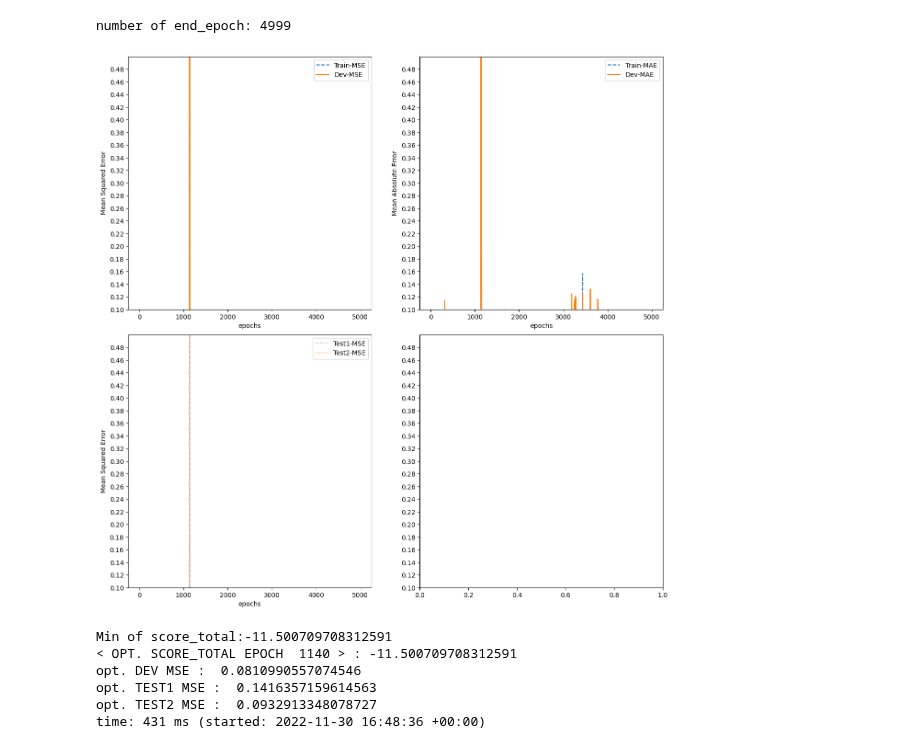
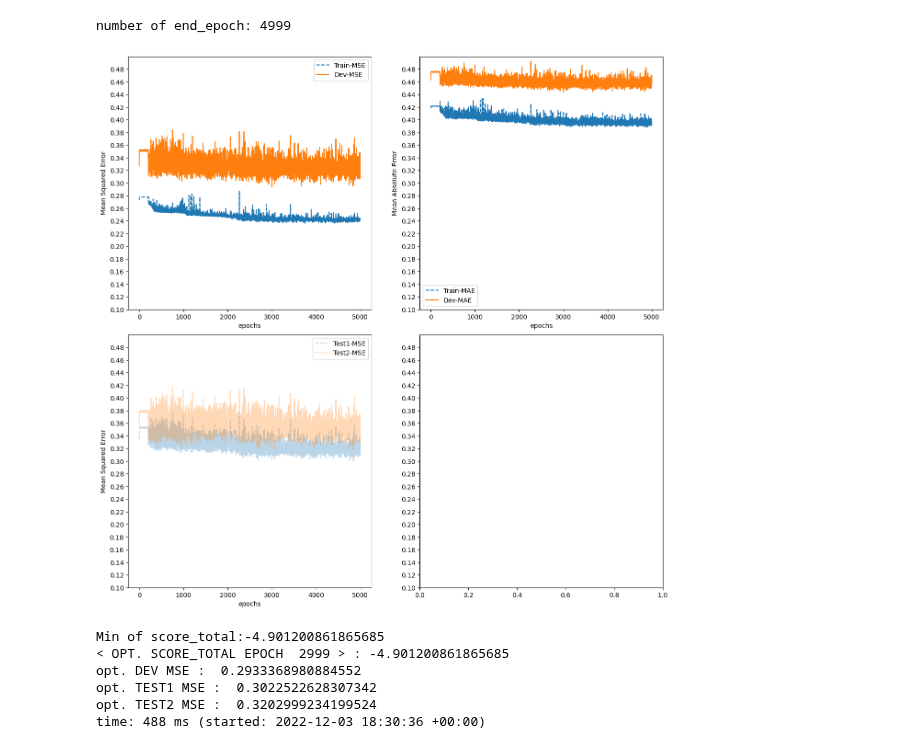
Before and after one commit to theabc50111/ARIMA-LSTM-hybrid-corrcoef-predict, a Jupyter notebook: ywt_library/lstm_weight_evaluation.ipynb, the cells around one changed output. Cells and saved outputs as stored; diff of their text form; code cells hidden in the pictures.

```diff
--- a/ywt_library/lstm_weight_evaluation.ipynb
+++ b/ywt_library/lstm_weight_evaluation.ipynb
@@ -9,7 +9,7 @@ ELBOW = 5
 
 # scores = pd.read_csv("../arima_lstm_hybrid_model_train/results/20220924/Kristian_Senneset_LSTM_hyper_params/sp500_20082017_train_LSTM_evaluation.csv")
 # scores = pd.read_csv("../arima_lstm_hybrid_model_train/results/20221121/sp500_20082017_freq_cluster_test-train_train-kS_hyper_lstm_evaluation.csv")
-scores = pd.read_csv("../other_baseline_model/results/20221129/sp500_20082017-train_train-kS_hyper-second_stage_lstm_evaluation.csv")
+scores = pd.read_csv("../arima_lstm_hybrid_model_train/results/sp500_20082017-train_train-kS_hyper_lstm_evaluation.csv")
 mse_columns = ['TRAIN_MSE','DEV_MSE']
 mae_columns = ['TRAIN_MAE','DEV_MAE']
 test_columns = ['TEST1_MSE', 'TEST2_MSE']
@@ -32,37 +32,37 @@ ax2.plot(scores[mae_columns[1]][:end_epoch], label="Dev-MAE")
 ax2.legend()
 ax2.set_xlabel('epochs')
 ax2.set_ylabel('Mean Absolute Error')
 ax3.plot(scores[test_columns[0]][:end_epoch],'--', label="Test1-MSE", alpha=0.3)
 ax3.plot(scores[test_columns[1]][:end_epoch], label="Test2-MSE", alpha=0.3)
 ax3.legend()
 ax3.set_xlabel('epochs')
 ax3.set_ylabel('Mean Squared Error')
 plt.subplots_adjust(wspace=0.2,hspace=0.1)
 plt.show()
 plt.close()
 
 
 
 # score_diff = (scores['DEV_MSE']-scores['TRAIN_MSE'])[ELBOW:]
 # score_sum = (scores['DEV_MSE']+scores['TRAIN_MSE'])[ELBOW:]
 score_diff = (scores['DEV_MSE'] - scores['TRAIN_MSE'])
 score_sum = (scores['DEV_MSE'] + scores['TRAIN_MSE'])
 
 score_diff_norm = (score_diff - np.mean(score_diff))/np.std(score_diff)
 score_sum_norm = (score_sum - np.mean(score_sum))/np.std(score_sum)
 score_total = score_diff_norm + score_sum_norm
 idx = np.argmin(score_total)
 print(f"Min of score_total:{score_total.min()}")
 print('< OPT. SCORE_TOTAL EPOCH ',str(idx+1),'> : '+str(score_total[idx]))
 print('opt. DEV MSE : ',str(scores[mse_columns[1]][idx]))
 print('opt. TEST1 MSE : ',str(scores[test_columns[0]][idx]))
 print('opt. TEST2 MSE : ',str(scores[test_columns[1]][idx]))
 # %% [output]
 number of end_epoch: 4999
-[figure, old version]
+[figure, new version]
-Min of score_total:-11.500709708312591
-< OPT. SCORE_TOTAL EPOCH  1140 > : -11.500709708312591
-opt. DEV MSE :  0.0810990557074546
-opt. TEST1 MSE :  0.1416357159614563
-opt. TEST2 MSE :  0.0932913348078727
-time: 431 ms (started: 2022-11-30 16:48:36 +00:00)
+Min of score_total:-4.901200861865685
+< OPT. SCORE_TOTAL EPOCH  2999 > : -4.901200861865685
+opt. DEV MSE :  0.2933368980884552
+opt. TEST1 MSE :  0.3022522628307342
+opt. TEST2 MSE :  0.3202999234199524
+time: 488 ms (started: 2022-12-03 18:30:36 +00:00)
```
Also changed, not shown: parts of 1 cell of this notebook, 1 other file.
